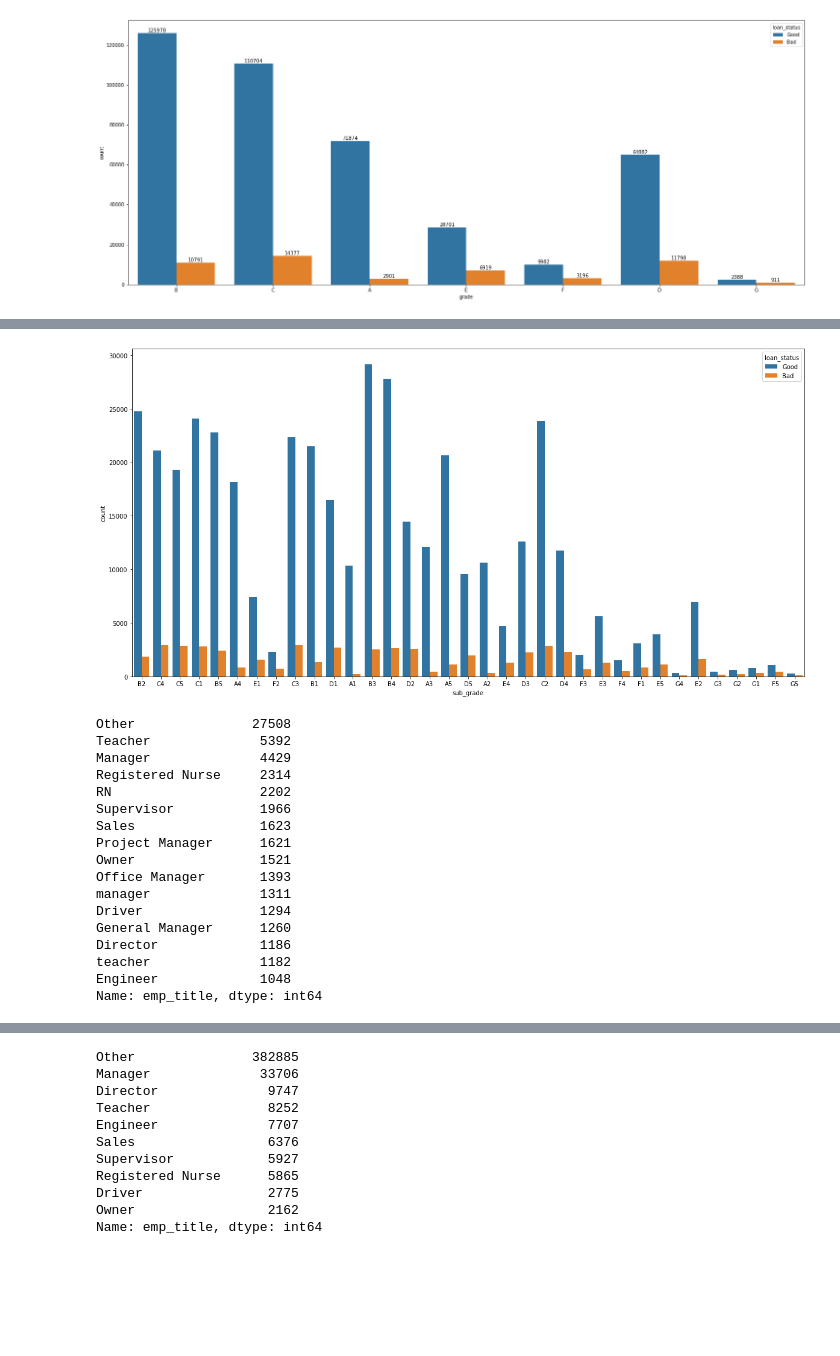
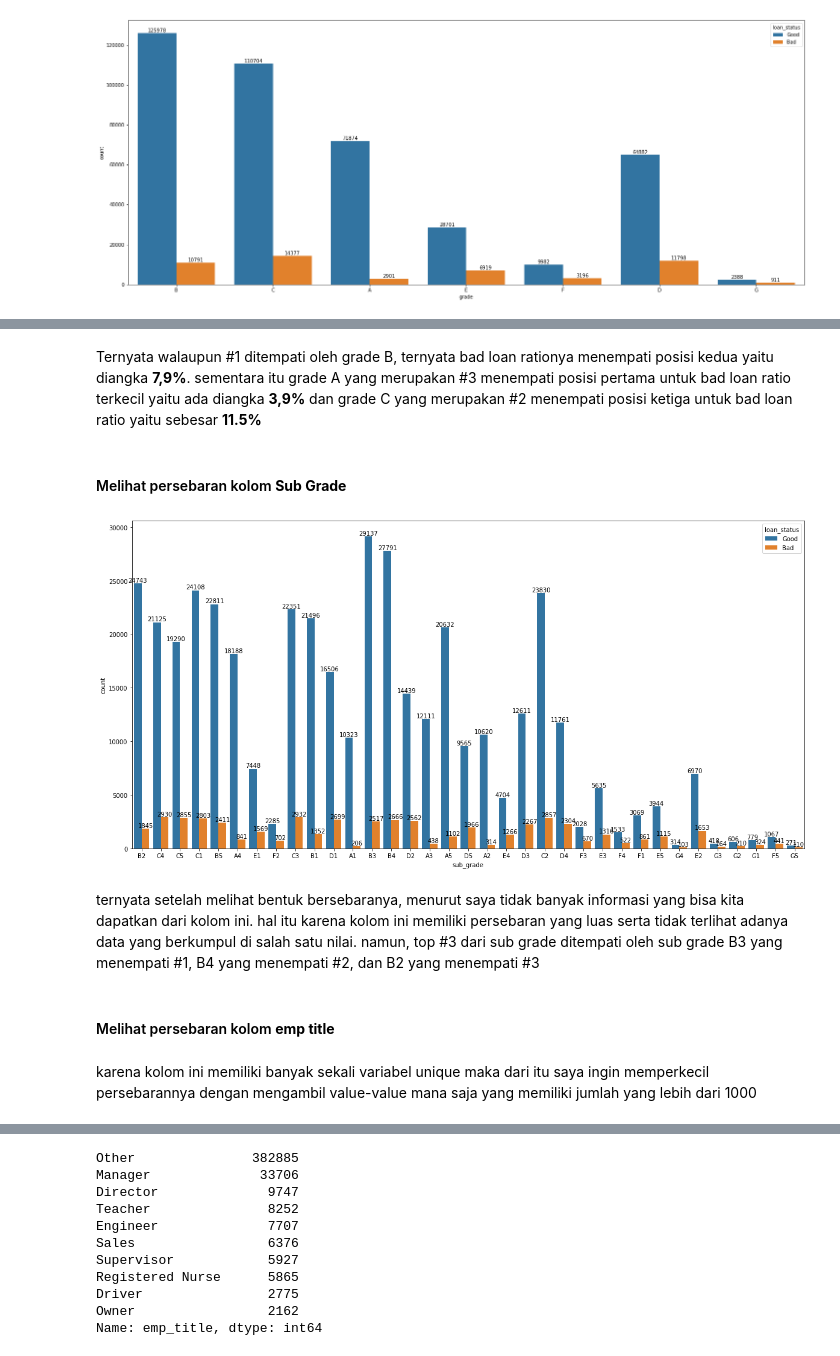
Before and after one commit to FransiscoReadyPermana/Credit-Risk-Prediction, a Jupyter notebook: test.ipynb, the cells around one changed output, grey strips where cells are left out. Cells and saved outputs as stored; diff of their text form; code cells hidden in the pictures; blank space fills up the shorter version.

```diff
--- a/test.ipynb
+++ b/test.ipynb
@@ -564,11 +617,21 @@ plt.show()
+# %% [markdown]
+Ternyata walaupun #1 ditempati oleh grade B, ternyata bad loan rationya menempati posisi kedua yaitu diangka <b>7,9%</b>. sementara itu grade A yang merupakan #3 menempati posisi pertama untuk bad loan ratio terkecil yaitu ada diangka <b>3,9%</b> dan grade C yang merupakan #2 menempati posisi ketiga untuk bad loan ratio yaitu sebesar <b>11.5%</b>
+# %% [markdown]
+#### Melihat persebaran kolom <b>Sub Grade<b>
 # %%
 plt.figure(figsize=(20,10))
-sns.countplot(x='sub_grade', data=df, hue='loan_status')
+ax = sns.countplot(x='sub_grade', data=df, hue='loan_status')
 
 for container in ax.containers:
     ax.bar_label(container)
 
 plt.show()
 # %% [output]
-[figure, old version]
+[figure, new version]
+# %% [markdown]
+ternyata setelah melihat bentuk bersebaranya, menurut saya tidak banyak informasi yang bisa kita dapatkan dari kolom ini. hal itu karena kolom ini memiliki persebaran yang luas serta tidak terlihat adanya data yang berkumpul di salah satu nilai. namun, top #3 dari sub grade ditempati oleh sub grade B3 yang menempati #1, B4 yang menempati #2, dan B2 yang menempati #3
+# %% [markdown]
+#### Melihat persebaran kolom <b>emp title<b>
+# %% [markdown]
+karena kolom ini memiliki banyak sekali variabel unique maka dari itu saya ingin memperkecil persebarannya dengan mengambil value-value mana saja yang memiliki jumlah yang lebih dari 1000
 # %%
@@ -575,21 +639 @@ plt.show()
 job_count = df.groupby("emp_title").filter(lambda x: len(x) > 1000)
-# %%
-job_count.emp_title.value_counts()
-# %% [output]
-Other               27508
-Teacher              5392
-Manager              4429
-Registered Nurse     2314
-RN                   2202
-Supervisor           1966
-Sales                1623
-Project Manager      1621
-Owner                1521
-Office Manager       1393
-manager              1311
-Driver               1294
-General Manager      1260
-Director             1186
-teacher              1182
-Engineer             1048
-Name: emp_title, dtype: int64
```
Also changed, not shown: parts of 58 cells of this notebook.
